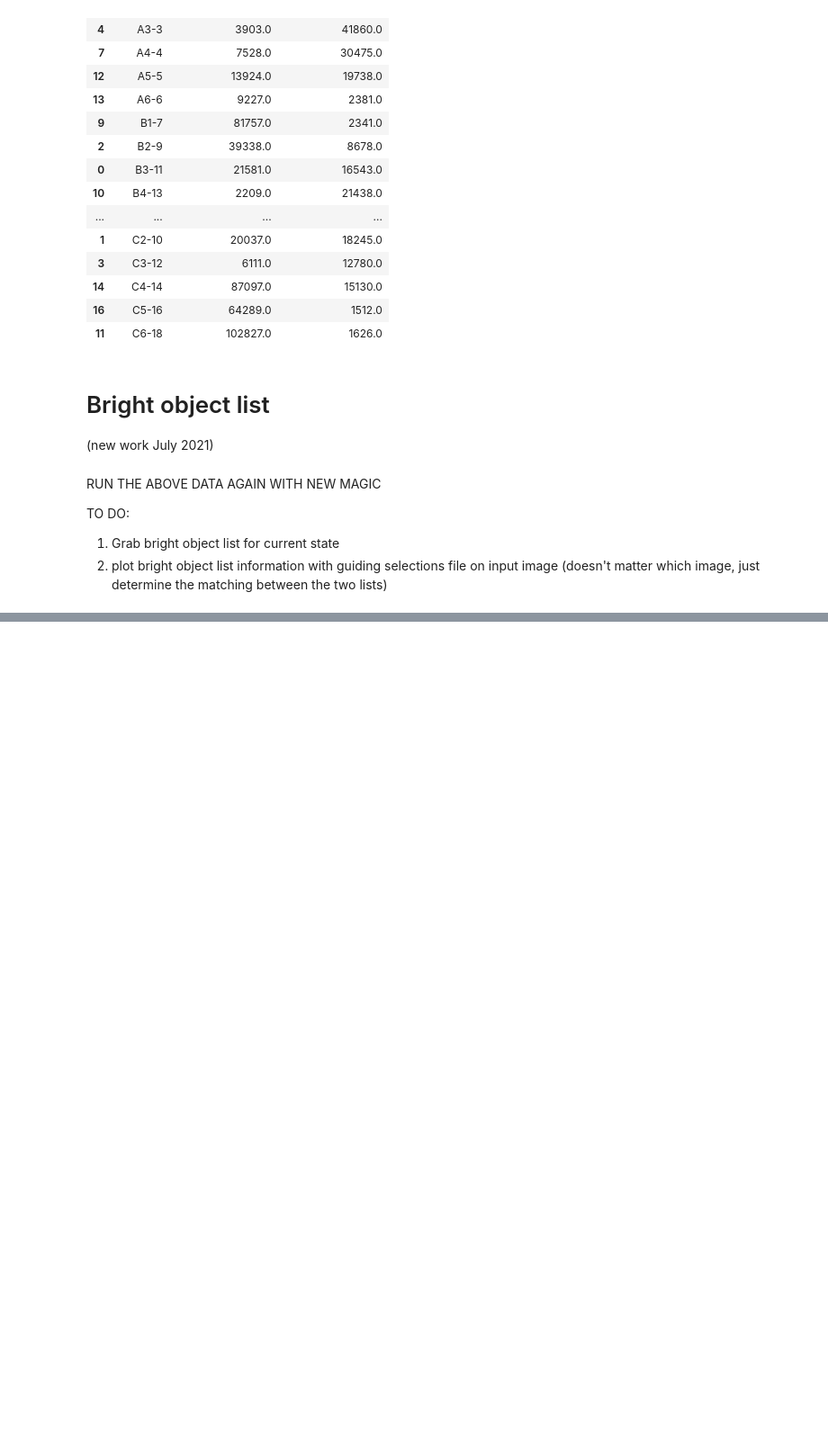
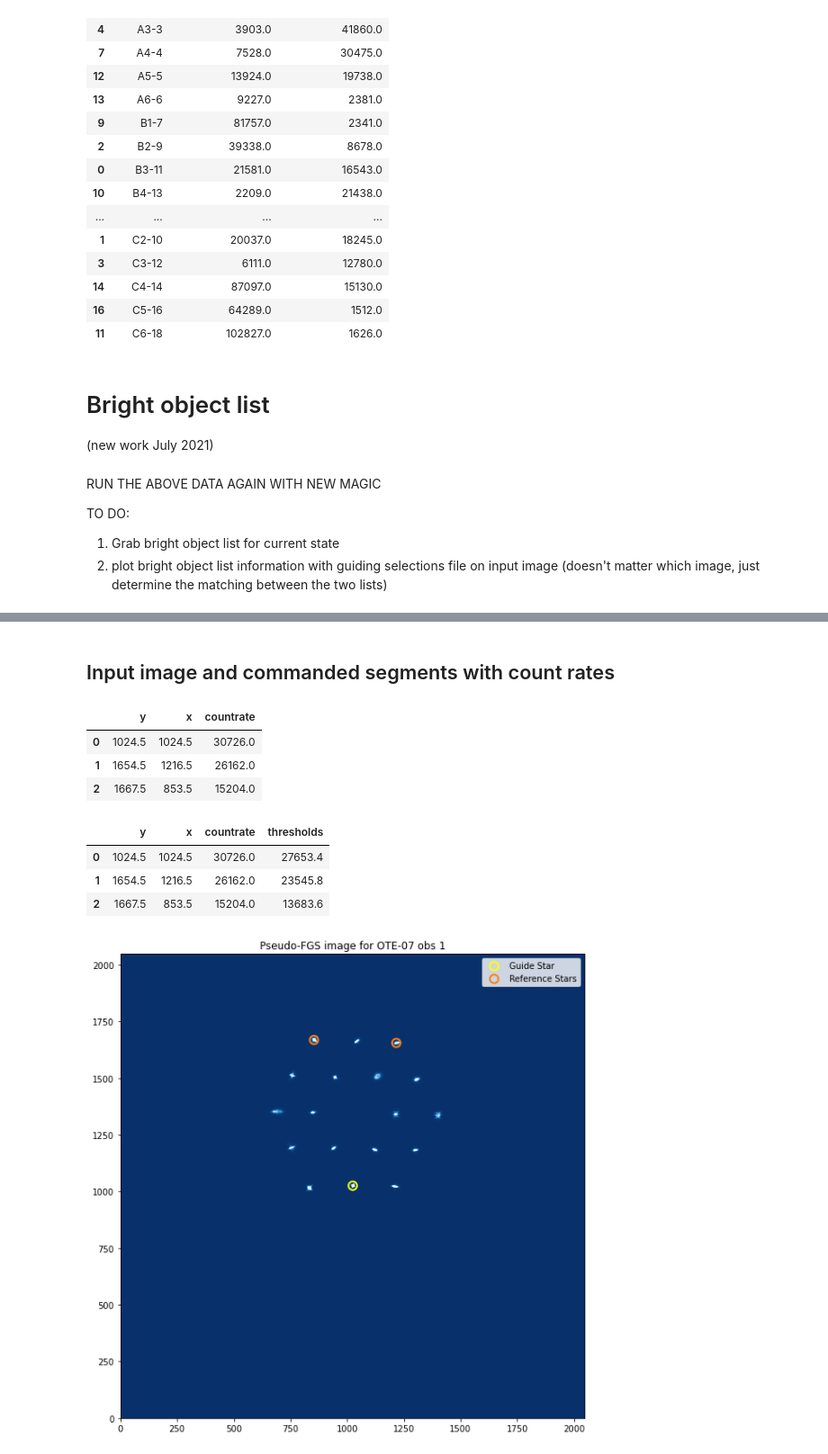
Before and after one commit to spacetelescope/jwst_magic, a Jupyter notebook: notebooks/Commissioning_Support/Global Alignment Observation 1 Guiding Failure Analysis.ipynb, the cells around one changed output, grey strips where cells are left out. Shown at 90% size. Saved outputs shown, nothing was run; the diff lists cells and outputs as text; code cells hidden in the pictures; blank space fills up the shorter version.

```diff
--- a/notebooks/Commissioning_Support/Global Alignment Observation 1 Guiding Failure Analysis.ipynb
+++ b/notebooks/Commissioning_Support/Global Alignment Observation 1 Guiding Failure Analysis.ipynb
@@ -347,0 +469,48 @@ TO DO:
+# %% [markdown]
+## Input image and commanded segments with count rates
+# %%
+# Guiding selections file
+# The first row is the guide star, subsequent rows are reference stars. Order of ref stars doesn't matter.
+commanded = pd.read_csv(os.path.join(out_dir, 'out', root, 'guiding_config_1',
+                        f'shifted_guiding_selections_{root}_G{guider}_config1.txt'),
+                        skiprows=1, delimiter=' ', names=['y', 'x', 'countrate'])
+
+commanded
+# %% [output]
+|  | y | x | countrate |
+| 0 | 1024.5 | 1024.5 | 30726.0 |
+| 1 | 1654.5 | 1216.5 | 26162.0 |
+| 2 | 1667.5 | 853.5 | 15204.0 |
+# %%
+# Add the count rate threshold to the table
+thresholds = threshold * commanded['countrate'].values
+
+commanded['thresholds'] = thresholds
+
+commanded
+# %% [output]
+|  | y | x | countrate | thresholds |
+| 0 | 1024.5 | 1024.5 | 30726.0 | 27653.4 |
+| 1 | 1654.5 | 1216.5 | 26162.0 | 23545.8 |
+| 2 | 1667.5 | 853.5 | 15204.0 | 13683.6 |
+# %%
+# Plot our Psuedo FGS image
+root = root_psuedo_fgs
+image_filename = os.path.join(out_dir, 'out', root, 'guiding_config_1', 'FGS_imgs',
+                                   f'shifted_{root}_G1_config1.fits')
+
+# Load in the image
+psuedo_fgs = fits.getdata(image_filename)
+
+# Plot it
+plt.figure(figsize=(12, 10))
+plt.imshow(psuedo_fgs, cmap='Blues_r', vmin=0, vmax=1000, origin='lower')
+plt.scatter(commanded['x'].values[0], commanded['y'].values[0], s=100, facecolors='none',  edgecolors='yellow',
+            linewidths=2.0, label='Guide Star')
+plt.scatter(commanded['x'].values[1:], commanded['y'].values[1:], s=100, facecolors='none',  edgecolors='C1',
+            linewidths=2.0, label="Reference Stars")
+plt.legend()
+plt.title('Pseudo-FGS image for OTE-07 obs 1')
+plt.show()
+# %% [output]
+[figure, added]
```
Also changed, not shown: parts of 39 cells of this notebook.
